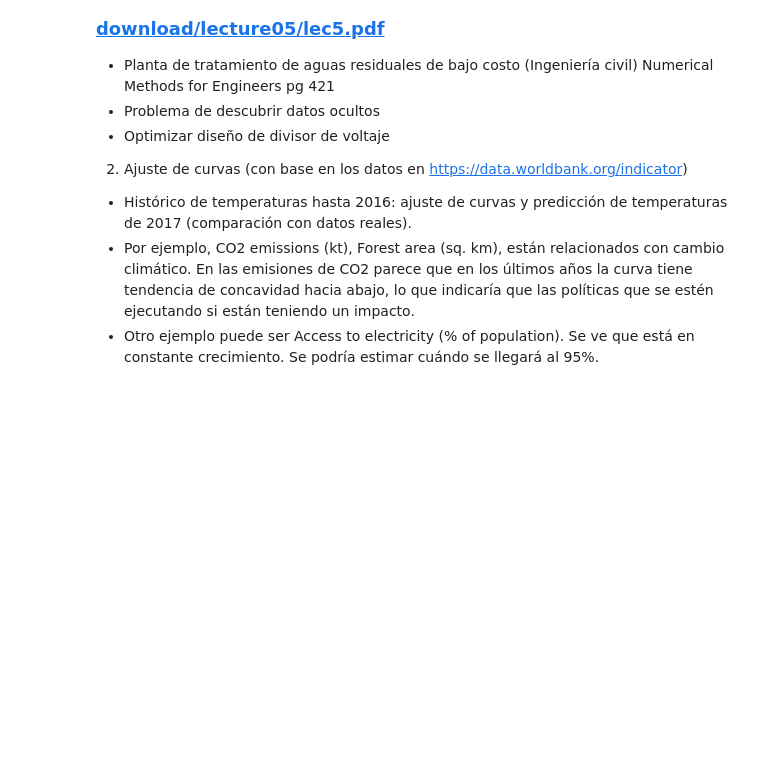
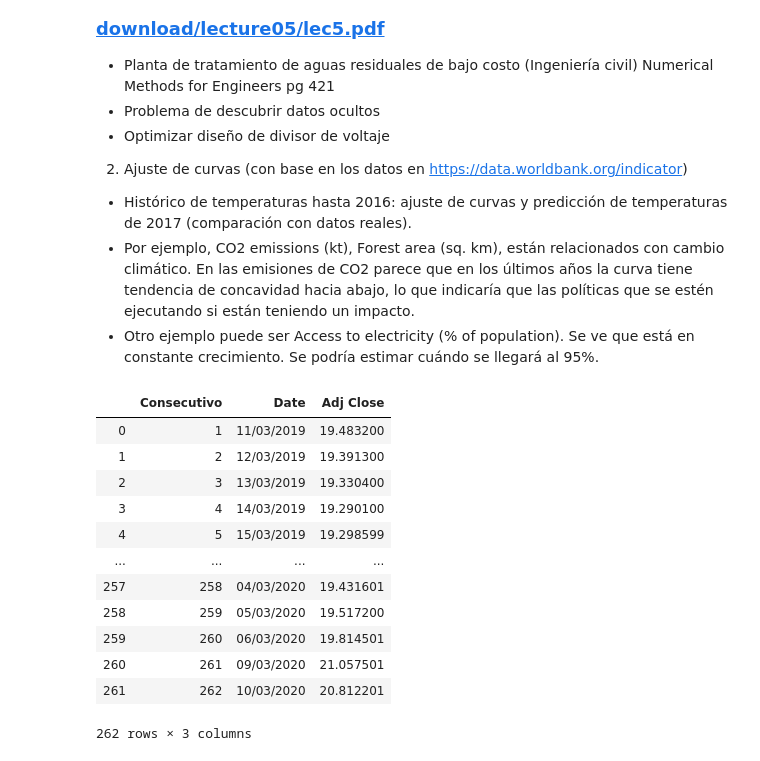
Before and after one commit to Miguel-Morrill/proyecto_modulo1, a Jupyter notebook: PM1_LandaverdeI_MorenoM_EcheverriaD.ipynb, the cells around one changed output. Cells and saved outputs as stored; diff of their text form; code cells hidden in the pictures; blank space fills up the shorter version.

```diff
--- a/PM1_LandaverdeI_MorenoM_EcheverriaD.ipynb
+++ b/PM1_LandaverdeI_MorenoM_EcheverriaD.ipynb
@@ -23,0 +30,18 @@
+# %%
+archivo = 'MXN=X.csv'
+data = pd.read_csv(archivo)
+data
+# %% [output]
+|  | Consecutivo | Date | Adj Close |
+| 0 | 1 | 11/03/2019 | 19.483200 |
+| 1 | 2 | 12/03/2019 | 19.391300 |
+| 2 | 3 | 13/03/2019 | 19.330400 |
+| 3 | 4 | 14/03/2019 | 19.290100 |
+| 4 | 5 | 15/03/2019 | 19.298599 |
+| ... | ... | ... | ... |
+| 257 | 258 | 04/03/2020 | 19.431601 |
+| 258 | 259 | 05/03/2020 | 19.517200 |
+| 259 | 260 | 06/03/2020 | 19.814501 |
+| 260 | 261 | 09/03/2020 | 21.057501 |
+| 261 | 262 | 10/03/2020 | 20.812201 |
+262 rows × 3 columns
```
Also changed, not shown: parts of 7 cells of this notebook, 2 other files.
